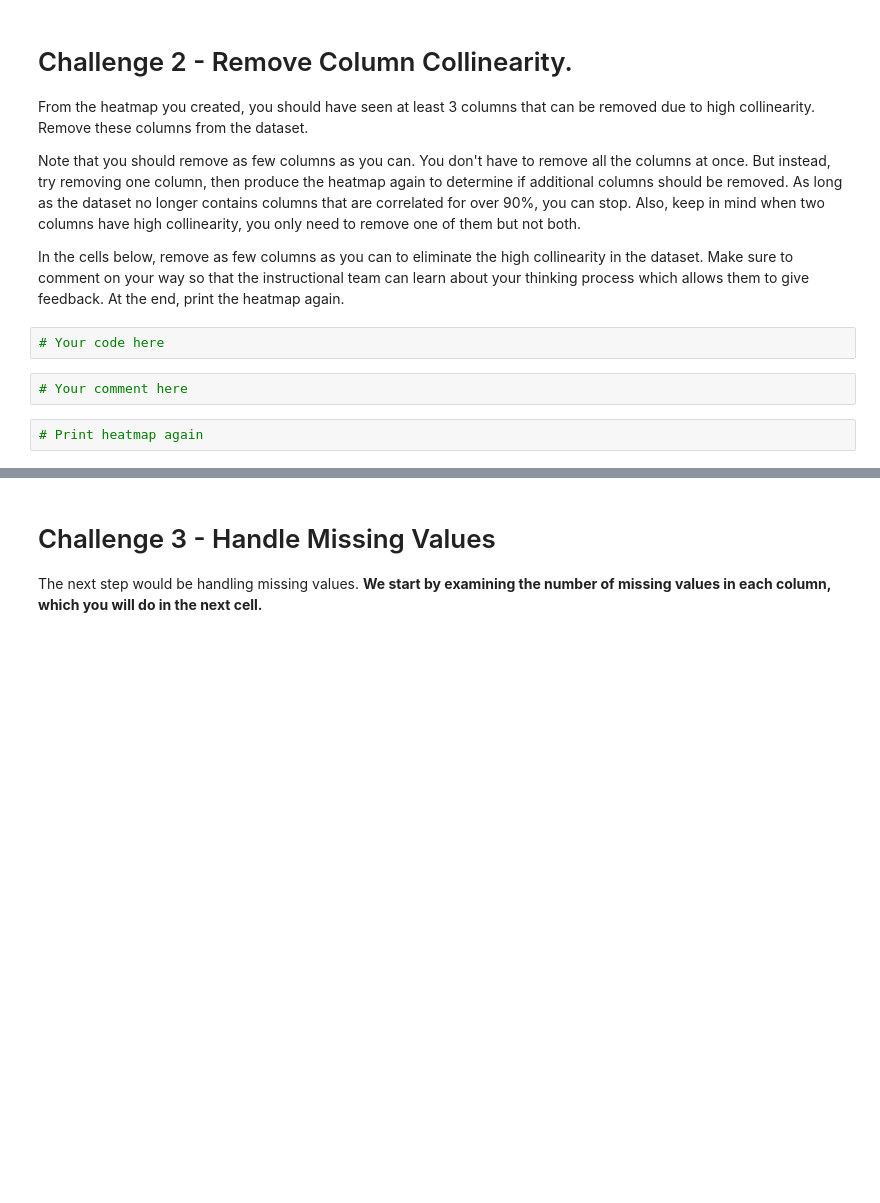
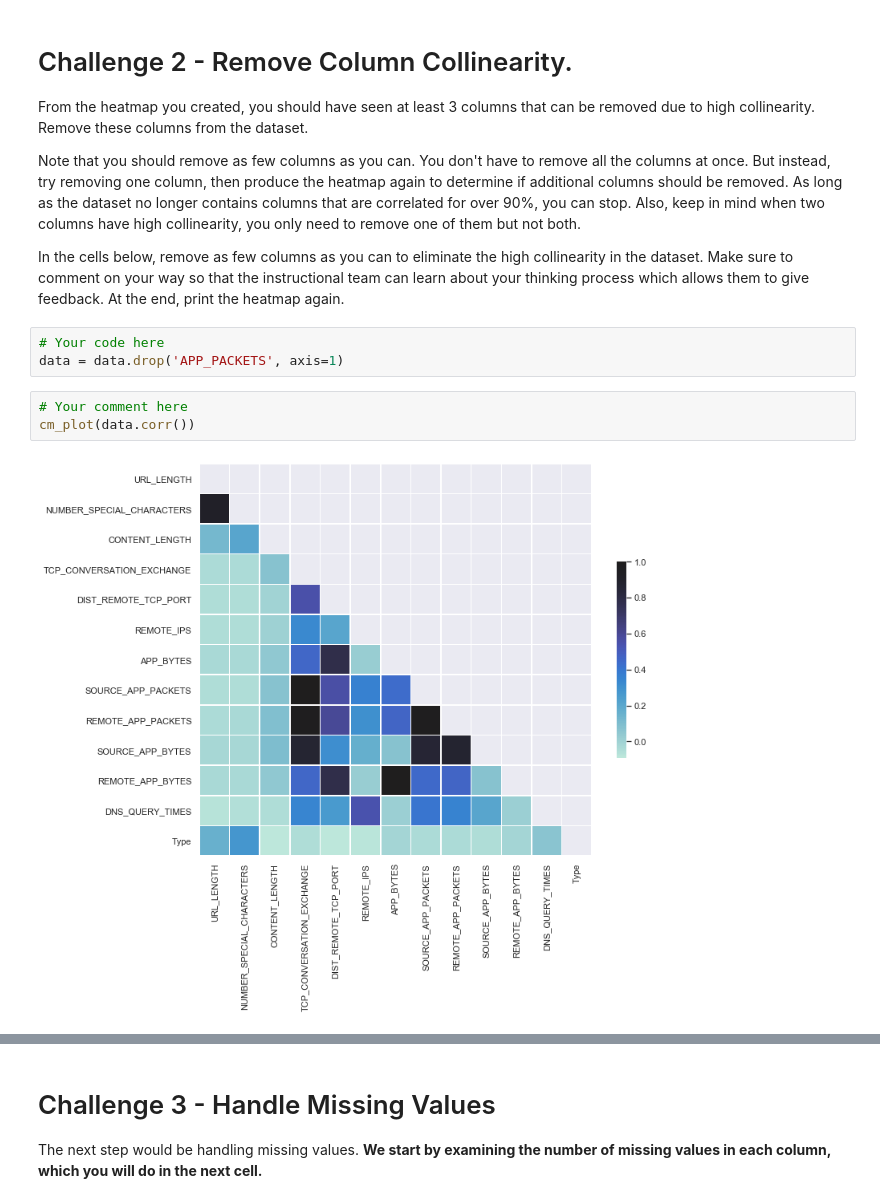
Before and after one commit to ta-data-lis/lab-supervised-learning, a Jupyter notebook: your-code/main.ipynb, the cells around one changed output, grey strips where cells are left out. Drawn from its saved outputs; the diff is of its cells as text; blank space fills up the shorter version.

```diff
--- a/your-code/main.ipynb
+++ b/your-code/main.ipynb
@@ -64,7 +210,9 @@ Note that you should remove as few columns as you can. You don't have to remove
 In the cells below, remove as few columns as you can to eliminate the high collinearity in the dataset. Make sure to comment on your way so that the instructional team can learn about your thinking process which allows them to give feedback. At the end, print the heatmap again.
 # %%
 # Your code here
+data = data.drop('APP_PACKETS', axis=1)
 # %%
 # Your comment here
+cm_plot(data.corr())
+# %% [output]
+[figure, added]
-# %%
-# Print heatmap again
```
Also changed, not shown: parts of 66 cells of this notebook.
